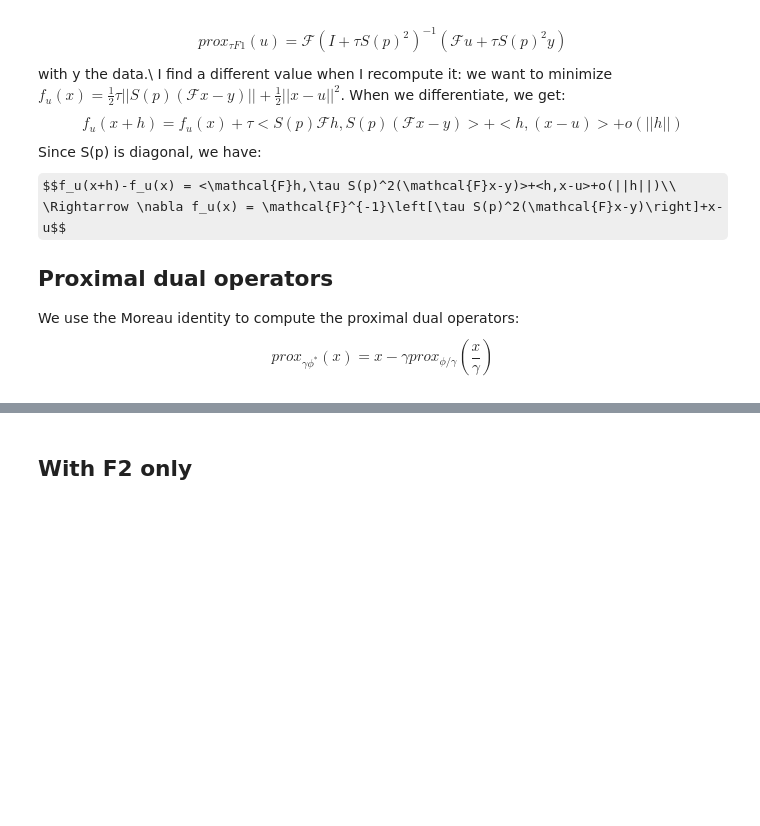
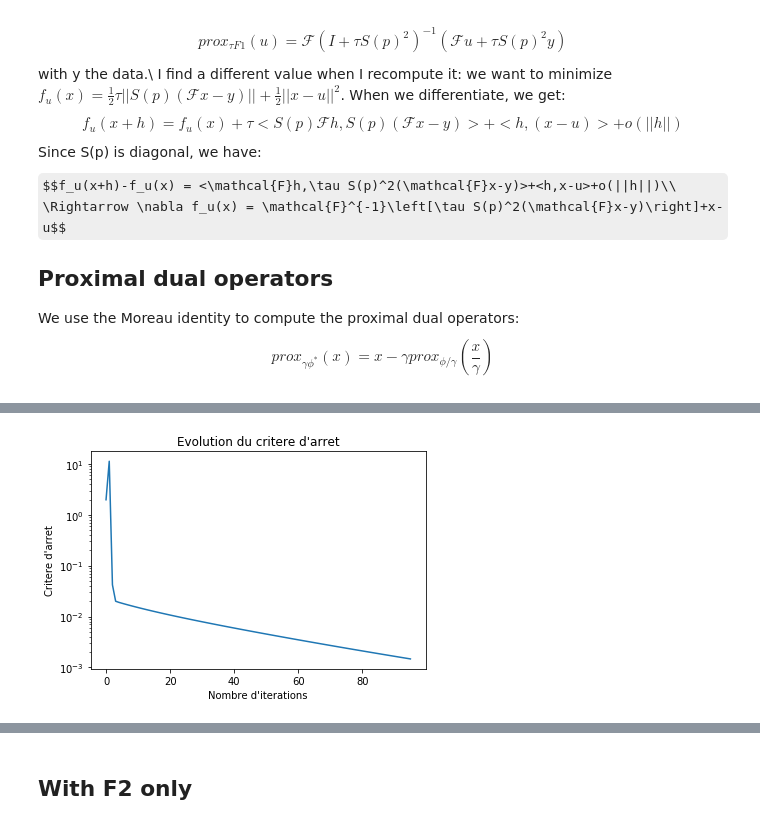
Before and after one commit to Biagig/Learning-Sampling-Pattern, a Jupyter notebook: PDHG-V3-NC.ipynb, the cells around one changed output, grey strips where cells are left out. Saved outputs shown, nothing was run; the diff lists cells and outputs as text; code cells hidden in the pictures; some formulas as TeX source; blank space fills up the shorter version.

```diff
--- a/PDHG-V3-NC.ipynb
+++ b/PDHG-V3-NC.ipynb
@@ -434,0 +445,9 @@ plt.plot(ssims)
+# %%
+plt.plot(norms)
+plt.xlabel("Nombre d'iterations")
+plt.ylabel("Critere d'arret")
+plt.title("Evolution du critere d'arret")
+plt.yscale("log")
+#plt.savefig("norm_faible_pen.png")
+# %% [output]
+[figure, added]
```
Also changed, not shown: parts of 58 cells of this notebook.
